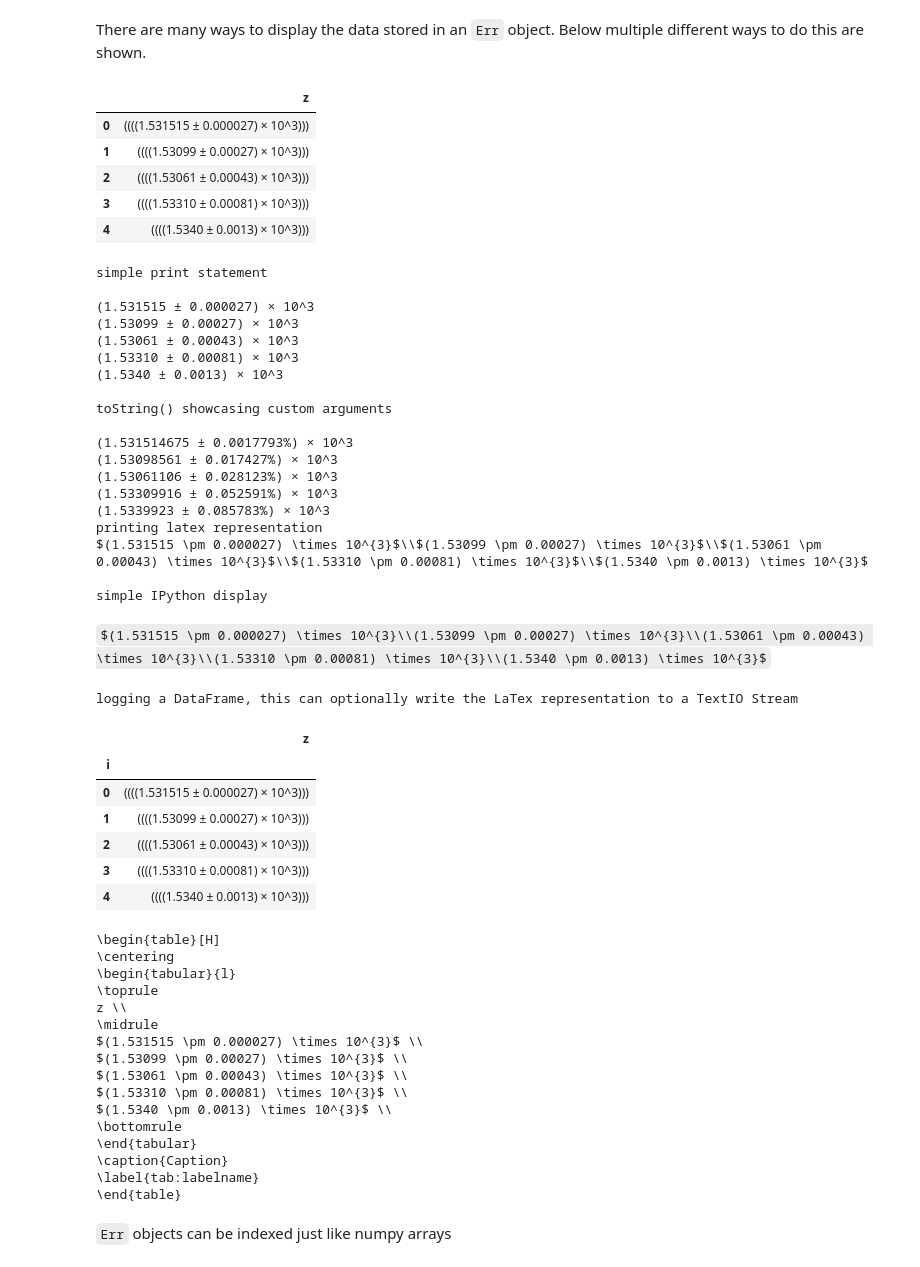
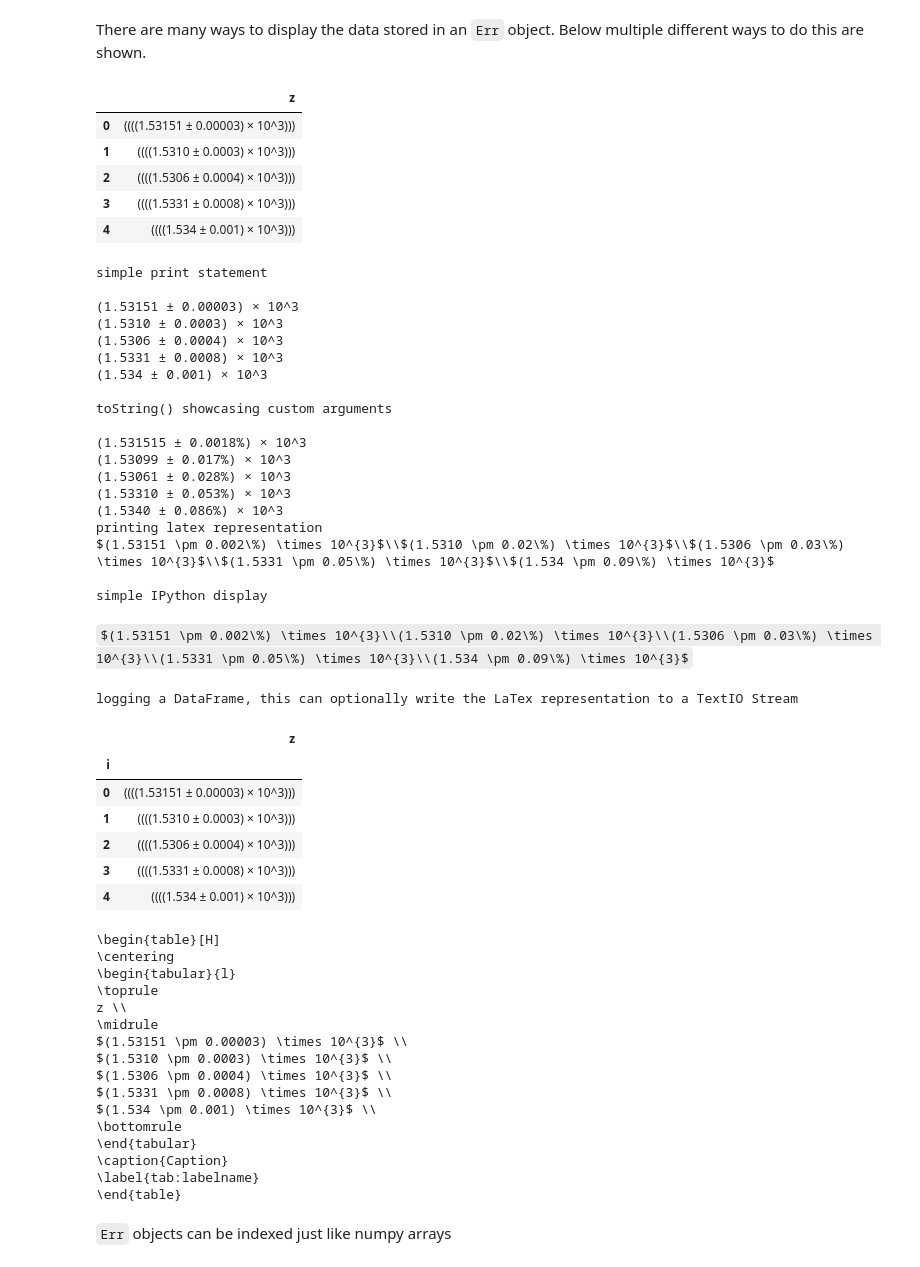
Before and after one commit to SecretGmG/PhysicsTool, a Jupyter notebook: examples.ipynb, the cells around one changed output. Drawn from its saved outputs; the diff is of its cells as text; code cells hidden in the pictures; some formulas as TeX source.

Commit message:
reworked formatting

```diff
--- a/examples.ipynb
+++ b/examples.ipynb
@@ -99,66 +99,70 @@ z_vals_grouped = pt.Err.from_data(z_data, axis = 1)
 # %% [markdown]
 There are many ways to display the data stored in an `Err` object. Below multiple different ways to do this are shown.
 # %%
+
+
 display_example_table = pd.DataFrame()
 display_example_table['z'] = z_vals_grouped
 display(display_example_table)
 display_example_table.index.name = 'i'
 print('simple print statement\n')
 print(z_vals_grouped)
 print('\ntoString() showcasing custom arguments\n')
-print(z_vals_grouped.toString(5, relative=True, expontent_factor=1))
+z_vals_grouped.format = pt.err_format.ENG_FORMAT_REL
+print(z_vals_grouped.toString())
+z_vals_grouped.format = pt.err_format.SCI_FORMAT_REL
 print('printing latex representation')
 print(z_vals_grouped.latex())
 print('\nsimple IPython display\n')
 display(z_vals_grouped)
 print('\nlogging a DataFrame, this can optionally write the LaTex representation to a TextIO Stream\n')
 pt.log(display_example_table, tex = stdout)
 # %% [output]
 |  | z |
-| 0 | ((((1.531515 ± 0.000027) × 10^3))) |
-| 1 | ((((1.53099 ± 0.00027) × 10^3))) |
-| 2 | ((((1.53061 ± 0.00043) × 10^3))) |
-| 3 | ((((1.53310 ± 0.00081) × 10^3))) |
-| 4 | ((((1.5340 ± 0.0013) × 10^3))) |
+| 0 | ((((1.53151 ± 0.00003) × 10^3))) |
+| 1 | ((((1.5310 ± 0.0003) × 10^3))) |
+| 2 | ((((1.5306 ± 0.0004) × 10^3))) |
+| 3 | ((((1.5331 ± 0.0008) × 10^3))) |
+| 4 | ((((1.534 ± 0.001) × 10^3))) |
 simple print statement
 
-(1.531515 ± 0.000027) × 10^3
-(1.53099 ± 0.00027) × 10^3
-(1.53061 ± 0.00043) × 10^3
-(1.53310 ± 0.00081) × 10^3
-(1.5340 ± 0.0013) × 10^3
+(1.53151 ± 0.00003) × 10^3
+(1.5310 ± 0.0003) × 10^3
+(1.5306 ± 0.0004) × 10^3
+(1.5331 ± 0.0008) × 10^3
+(1.534 ± 0.001) × 10^3
 
 toString() showcasing custom arguments
 
-(1.531514675 ± 0.0017793%) × 10^3
-(1.53098561 ± 0.017427%) × 10^3
-(1.53061106 ± 0.028123%) × 10^3
-(1.53309916 ± 0.052591%) × 10^3
-(1.5339923 ± 0.085783%) × 10^3
+(1.531515 ± 0.0018%) × 10^3
+(1.53099 ± 0.017%) × 10^3
+(1.53061 ± 0.028%) × 10^3
+(1.53310 ± 0.053%) × 10^3
+(1.5340 ± 0.086%) × 10^3
 printing latex representation
-$(1.531515 \pm 0.000027) \times 10^{3}$\\$(1.53099 \pm 0.00027) \times 10^{3}$\\$(1.53061 \pm 0.00043) \times 10^{3}$\\$(1.53310 \pm 0.00081) \times 10^{3}$\\$(1.5340 \pm 0.0013) \times 10^{3}$
+$(1.53151 \pm 0.002\%) \times 10^{3}$\\$(1.5310 \pm 0.02\%) \times 10^{3}$\\$(1.5306 \pm 0.03\%) \times 10^{3}$\\$(1.5331 \pm 0.05\%) \times 10^{3}$\\$(1.534 \pm 0.09\%) \times 10^{3}$
 
 simple IPython display
-$(1.531515 \pm 0.000027) \times 10^{3}\\(1.53099 \pm 0.00027) \times 10^{3}\\(1.53061 \pm 0.00043) \times 10^{3}\\(1.53310 \pm 0.00081) \times 10^{3}\\(1.5340 \pm 0.0013) \times 10^{3}$
+$(1.53151 \pm 0.002\%) \times 10^{3}\\(1.5310 \pm 0.02\%) \times 10^{3}\\(1.5306 \pm 0.03\%) \times 10^{3}\\(1.5331 \pm 0.05\%) \times 10^{3}\\(1.534 \pm 0.09\%) \times 10^{3}$
 logging a DataFrame, this can optionally write the LaTex representation to a TextIO Stream
 |  | z |
 | i |  |
-| 0 | ((((1.531515 ± 0.000027) × 10^3))) |
-| 1 | ((((1.53099 ± 0.00027) × 10^3))) |
-| 2 | ((((1.53061 ± 0.00043) × 10^3))) |
-| 3 | ((((1.53310 ± 0.00081) × 10^3))) |
-| 4 | ((((1.5340 ± 0.0013) × 10^3))) |
+| 0 | ((((1.53151 ± 0.00003) × 10^3))) |
+| 1 | ((((1.5310 ± 0.0003) × 10^3))) |
+| 2 | ((((1.5306 ± 0.0004) × 10^3))) |
+| 3 | ((((1.5331 ± 0.0008) × 10^3))) |
+| 4 | ((((1.534 ± 0.001) × 10^3))) |
 \begin{table}[H]
 \centering
 \begin{tabular}{l}
 \toprule
 z \\
 \midrule
-$(1.531515 \pm 0.000027) \times 10^{3}$ \\
-$(1.53099 \pm 0.00027) \times 10^{3}$ \\
-$(1.53061 \pm 0.00043) \times 10^{3}$ \\
-$(1.53310 \pm 0.00081) \times 10^{3}$ \\
-$(1.5340 \pm 0.0013) \times 10^{3}$ \\
+$(1.53151 \pm 0.00003) \times 10^{3}$ \\
+$(1.5310 \pm 0.0003) \times 10^{3}$ \\
+$(1.5306 \pm 0.0004) \times 10^{3}$ \\
+$(1.5331 \pm 0.0008) \times 10^{3}$ \\
+$(1.534 \pm 0.001) \times 10^{3}$ \\
 \bottomrule
 \end{tabular}
 \caption{Caption}
```
Also changed, not shown: parts of 11 cells of this notebook, 4 other files.
